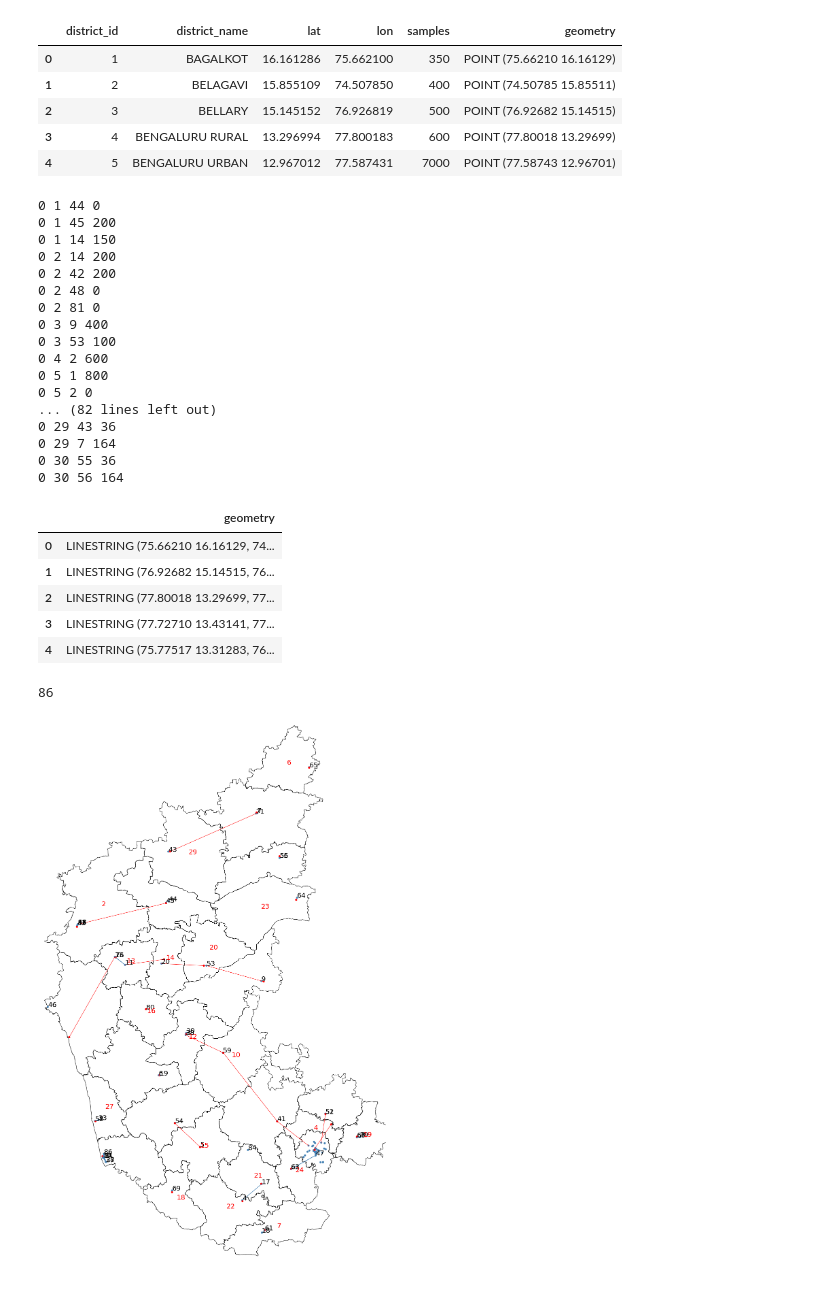
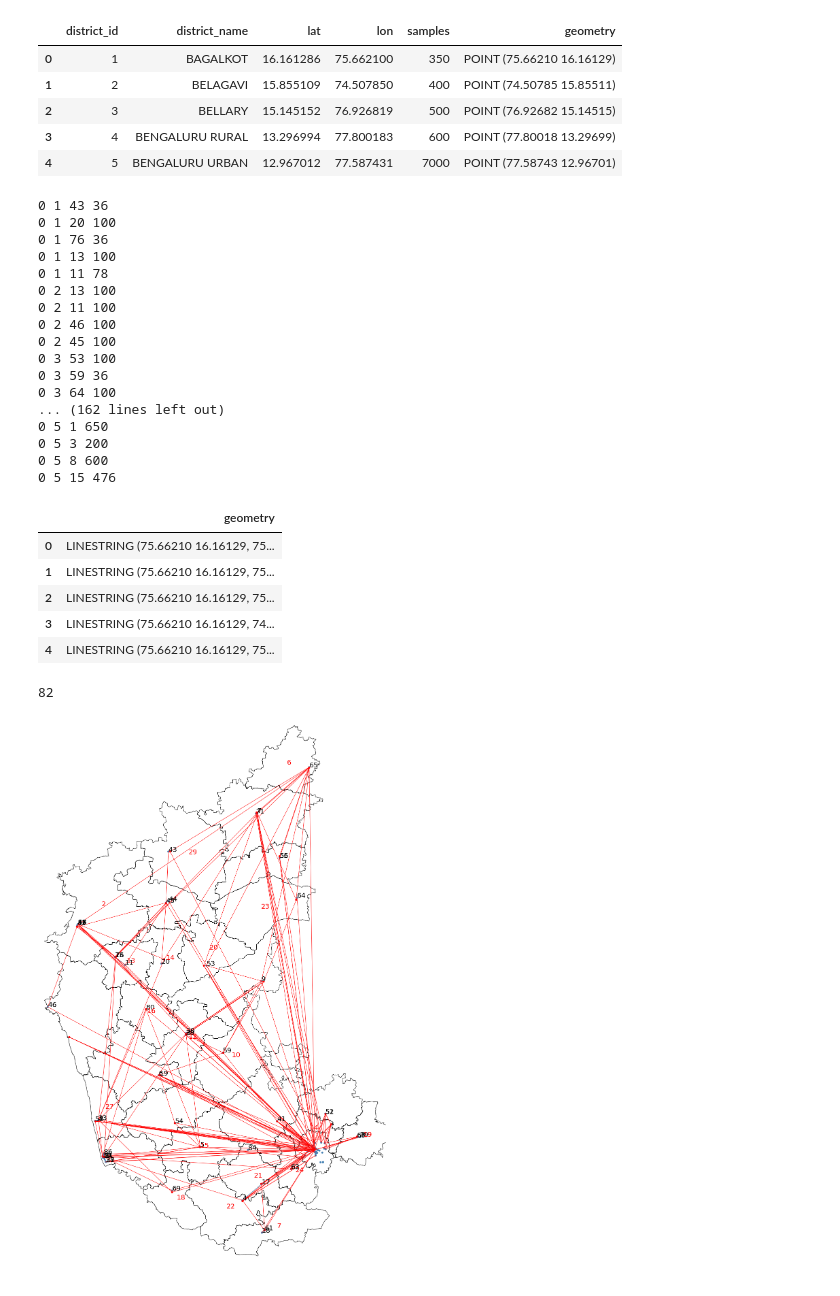
Before and after one commit to kjain1810/cnihack, a Jupyter notebook: visualisation/mapgen.ipynb, the cells around one changed output. Cells and saved outputs as stored; diff of their text form; code cells hidden in the pictures.

Commit message:
Add 40km condition to scorer + update data

```diff
--- a/visualisation/mapgen.ipynb
+++ b/visualisation/mapgen.ipynb
@@ -19,6 +19,6 @@ print(map_df)
 id      st_nm                                           geometry
 13  None  Karnataka  POLYGON ((77.55301 18.29376, 77.65650 17.97231...
 # %%
-data_df = pd.read_csv('lab_data_v0.csv')
+data_df = pd.read_csv('../data/lab_data_v0.csv')
 data_df.head()
 # %% [output]
@@ -84,7 +84,7 @@ district_df.head()
 | 13 | 14 | 29 | KARNATAKA | STATE | 556 | Bagalkote | 7.147971e+09 | 696275.672796 | India | ... |
 | 18 | 19 | 29 | KARNATAKA | STATE | 561 | Gadag | 5.041393e+09 | 587894.361242 | India | ... |
 # %%
-gdf_hq = pd.read_csv('districts_data_v0.csv')
+gdf_hq = pd.read_csv('../data/districts_data_v0.csv')
 gdf_hq = gpd.GeoDataFrame(gdf_hq, geometry=gpd.points_from_xy(gdf_hq.lon, gdf_hq.lat))
 gdf_hq.head()
 # %% [output]
@@ -101,6 +101,8 @@ data = []
 x2 = gpd.GeoDataFrame({'geometry': []})
 for line in fz:
     a, b, c, d = [int(x) for x in line.split()]
+    if d == 0:
+        continue
     print(a, b, c, d)
     if a == 0:
         for _, row in gdf_hq.iterrows():
@@ -117,62 +119,62 @@ for line in fz:
             break
 x2.head()
 # %% [output]
-0 1 44 0
-0 1 45 200
-0 1 14 150
-0 2 14 200
-0 2 42 200
-0 2 48 0
-0 2 81 0
-0 3 9 400
+0 1 43 36
+0 1 20 100
+0 1 76 36
+0 1 13 100
+0 1 11 78
+0 2 13 100
+0 2 11 100
+0 2 46 100
+0 2 45 100
 0 3 53 100
-0 4 2 600
-0 5 1 800
-0 5 2 0
-... (82 lines left out)
-0 29 43 36
-0 29 7 164
-0 30 55 36
-0 30 56 164
+0 3 59 36
+0 3 64 100
+... (162 lines left out)
+0 5 1 650
+0 5 3 200
+0 5 8 600
+0 5 15 476
 |  | geometry |
-| 0 | LINESTRING (75.66210 16.16129, 74... |
-| 1 | LINESTRING (76.92682 15.14515, 76... |
-| 2 | LINESTRING (77.80018 13.29699, 77... |
-| 3 | LINESTRING (77.72710 13.43141, 77... |
-| 4 | LINESTRING (75.77517 13.31283, 76... |
+| 0 | LINESTRING (75.66210 16.16129, 75... |
+| 1 | LINESTRING (75.66210 16.16129, 75... |
+| 2 | LINESTRING (75.66210 16.16129, 75... |
+| 3 | LINESTRING (75.66210 16.16129, 74... |
+| 4 | LINESTRING (75.66210 16.16129, 75... |
 # %%
 cnt = 0
 x = gpd.GeoDataFrame({'geometry': []})
 for idx1, row1 in gdf.iterrows():
     for idx2, row2 in gdf.iterrows():
         if idx1 == idx2:
             continue
         if row1['district_id'] == 5 or row2['district_id'] == 5:
             continue
         dist = geodesic((row2['lat'],row2['lon']), (row1['lat'],row1['lon'])).km
         if dist <= 40:
             line = LineString( ([Point(row1['lon'], row1['lat']), Point(row2['lon'], row2['lat'])]) )
             x.loc[len(x)] = [line]
             cnt += 1
 print(cnt)
 x.head()
 ax3 = gplt.sankey(x, figsize=(30, 30))
 gplt.sankey(x2, ax=ax3, color=[1, 0, 0, 1])
 gplt.polyplot(district_df, ax=ax3)
 gplt.pointplot(gdf, ax=ax3)
 c = [1, 0, 0]
 gplt.pointplot(gdf_hq, ax=ax3, color=c)
 plt.rc('font', size=20)
 for idx, row in gdf.iterrows():
     if row['district_id'] != 5:
         plt.text(s=row['id'], x=row['lon'], y=row['lat'])
 for idx, row in district_df.iterrows():
     pt = row['geometry'].centroid
-    lmao = pd.read_csv('districts_data_v0.csv')
+    lmao = pd.read_csv('../data/districts_data_v0.csv')
     for idx, row2 in lmao.iterrows():
         if row2['district_name'].lower() == row['distname'].lower():
             plt.text(s=row2['district_id'], x=pt.x, y=pt.y, color=c)
     # print(pt.x, pt.y)
 # %% [output]
-86
+82
-[figure, old version]
+[figure, new version]
```
Also changed, not shown: parts of 1 cell of this notebook, 6 other files.
